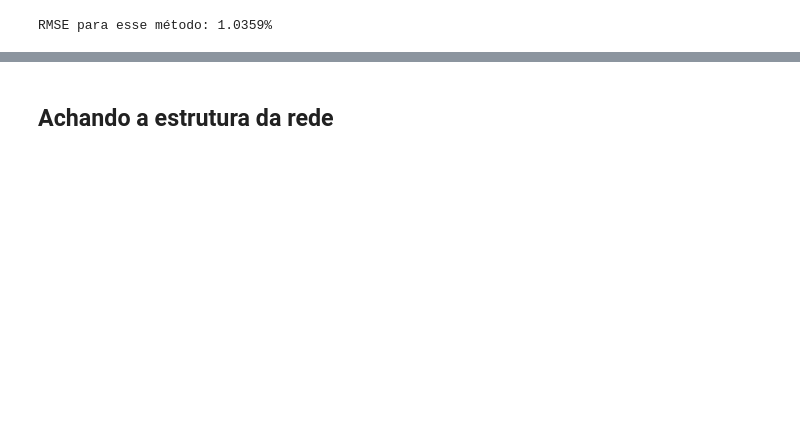
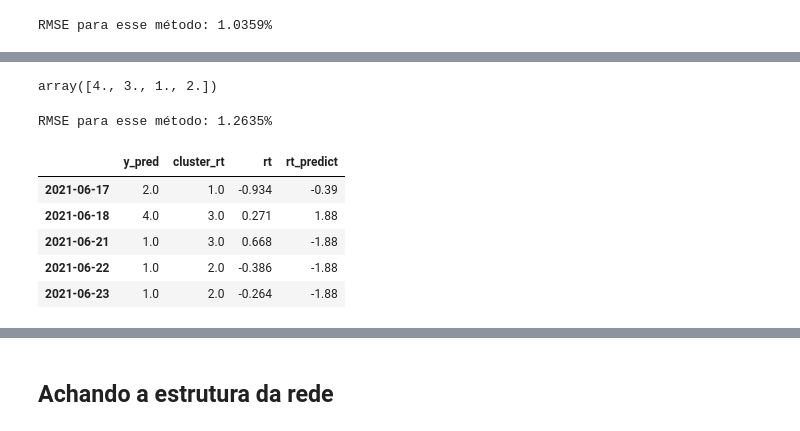
Before and after one commit to cafe-com-analytics/stock_market_index_daily_direction, a Jupyter notebook: notebooks/01_reproducing_paper_ibovespa.ipynb, the cells around one changed output, grey strips where cells are left out. Drawn from its saved outputs; the diff is of its cells as text; code cells hidden in the pictures; blank space fills up the shorter version.

```diff
--- a/notebooks/01_reproducing_paper_ibovespa.ipynb
+++ b/notebooks/01_reproducing_paper_ibovespa.ipynb
@@ -355,0 +404,53 @@ RMSE para esse método: 1.0359%
+# %%
+def predict_model(model, evidence:dict):
+    infer = VariableElimination(model)
+    proba_predicted = infer.query(['cluster_rt'], evidence=evidence)
+    valued_predicted = infer.map_query(['cluster_rt'], evidence=evidence)
+    return (valued_predicted, proba_predicted)
+
+from pgmpy.inference import VariableElimination
+
+resultado = {}
+
+for i, item in enumerate(X_test_network["2021-06-01":].index):
+    evidence = {
+        'cluster_rt-37': X_test_network.loc[item]['cluster_rt-37'],
+        'cluster_rt-5': X_test_network.loc[item]['cluster_rt-5'],
+        'cluster_rt-1': X_test_network.loc[item]['cluster_rt-1']
+        }
+
+    predict = predict_model(model, evidence=evidence)
+
+    resultado[item] = [predict[0]['cluster_rt'], X_test_network.loc[item]['cluster_rt'], X_test_network.loc[item]['rt']]
+
+resultado = pd.DataFrame.from_dict(resultado, orient='index')
+
+resultado.rename(columns={0: 'y_pred', 1: 'cluster_rt', 2:'rt'}, inplace=True)
+
+
+# resultado
+# %%
+resultado["y_pred"].unique()
+# %% [output]
+array([4., 3., 1., 2.])
+# %%
+conditions = [
+    resultado["y_pred"]==1.0, resultado["y_pred"]==2.0, resultado["y_pred"]==3.0, resultado["y_pred"]==4.0]
+choices = rt_mean.tolist()
+resultado["rt_predict"] = np.select(conditions, choices)
+
+rmse_uniform = mean_squared_error(resultado["rt"], resultado["rt_predict"], squared=False)
+
+print(f"RMSE para esse método: {round(rmse_uniform, 4)}%")
+# %% [output]
+RMSE para esse método: 1.2635%
+# %%
+resultado = resultado.round(3)
+resultado.tail()
+# %% [output]
+|  | y_pred | cluster_rt | rt | rt_predict |
+| 2021-06-17 | 2.0 | 1.0 | -0.934 | -0.39 |
+| 2021-06-18 | 4.0 | 3.0 | 0.271 | 1.88 |
+| 2021-06-21 | 1.0 | 3.0 | 0.668 | -1.88 |
+| 2021-06-22 | 1.0 | 2.0 | -0.386 | -1.88 |
+| 2021-06-23 | 1.0 | 2.0 | -0.264 | -1.88 |
```
Also changed, not shown: parts of 9 cells of this notebook, 1 other file.
